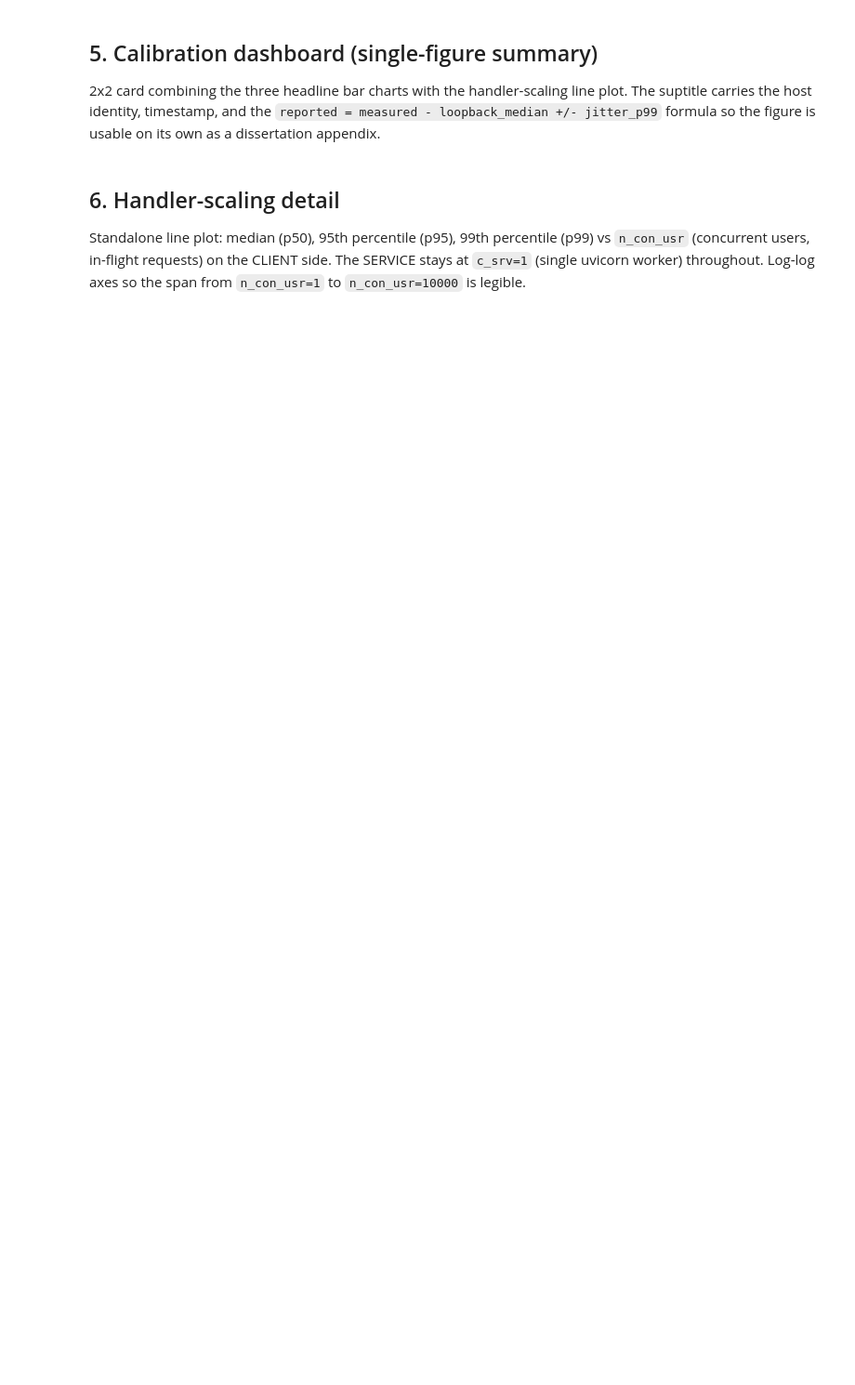
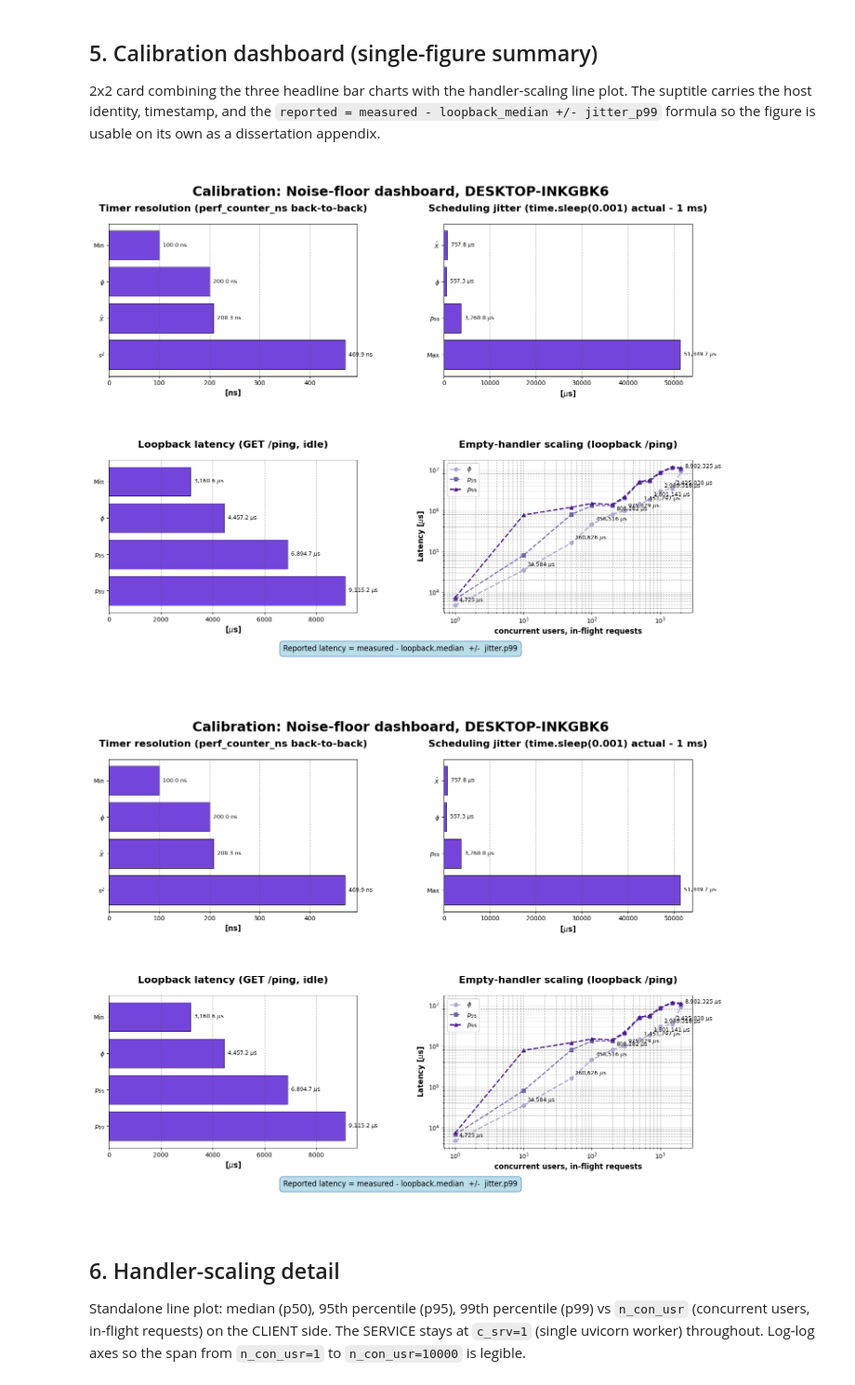
Before and after one commit to DASA-Design/PyDASA-CS1-TAS, a Jupyter notebook: 00-calibration.ipynb, the cells around one changed output. Shown at 93% size. Saved outputs shown, nothing was run; the diff lists cells and outputs as text; code cells hidden in the pictures; blank space fills up the shorter version.

Commit message:
Rerun calibration code structure for improved readability and maintainability

```diff
--- a/00-calibration.ipynb
+++ b/00-calibration.ipynb
@@ -193,10 +197,13 @@ pd.DataFrame(rows).set_index("n_con_usr").round(1)
 # %%
 plot_calib_dashboard(
     envelope,
-    title=f"Calibration: Noise-floor dashboard\n{host.get('hostname')}",
+    title=f"Calibration: Noise-floor dashboard, {host.get('hostname')}",
     file_path=str(IMG_ROOT),
     fname="dashboard.png",
 )
+# %% [output]
+[figure, added]
+[figure, added]
 # %% [markdown]
 ## 6. Handler-scaling detail
 
```
Also changed, not shown: parts of 14 cells of this notebook, 10 other files.
